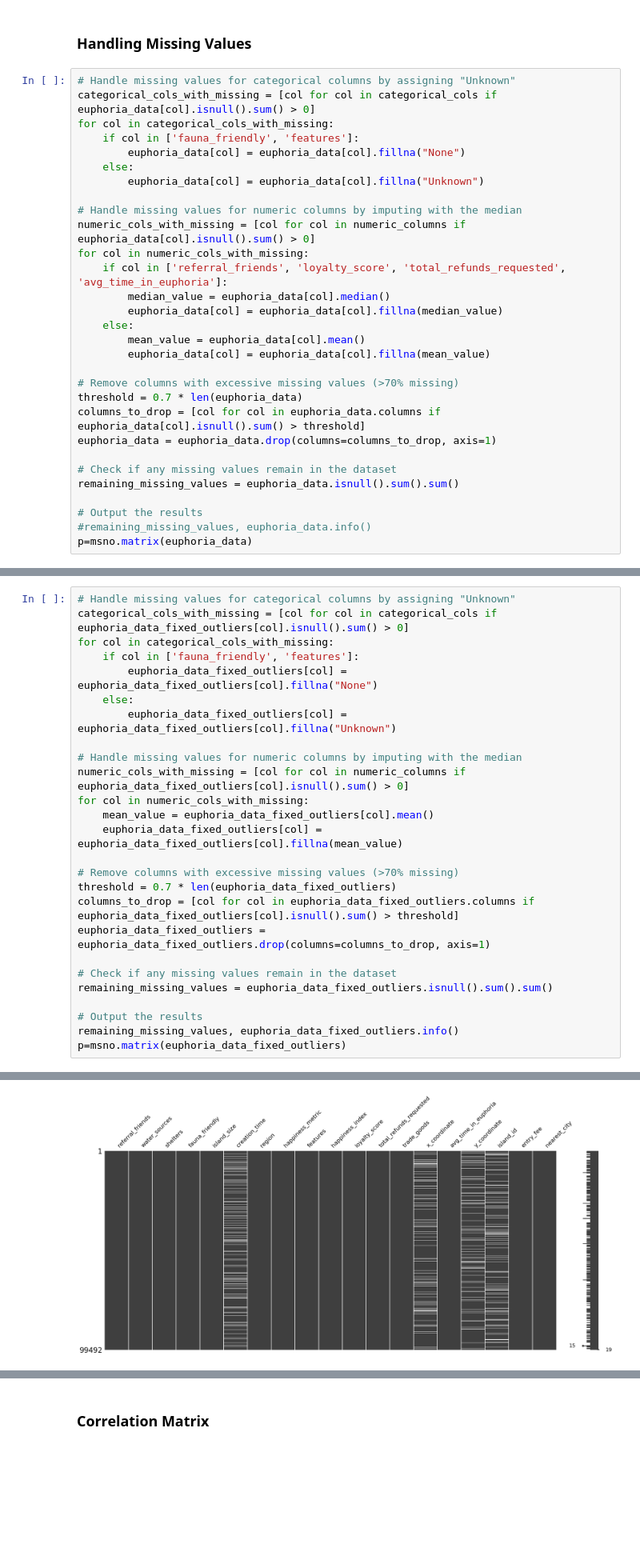
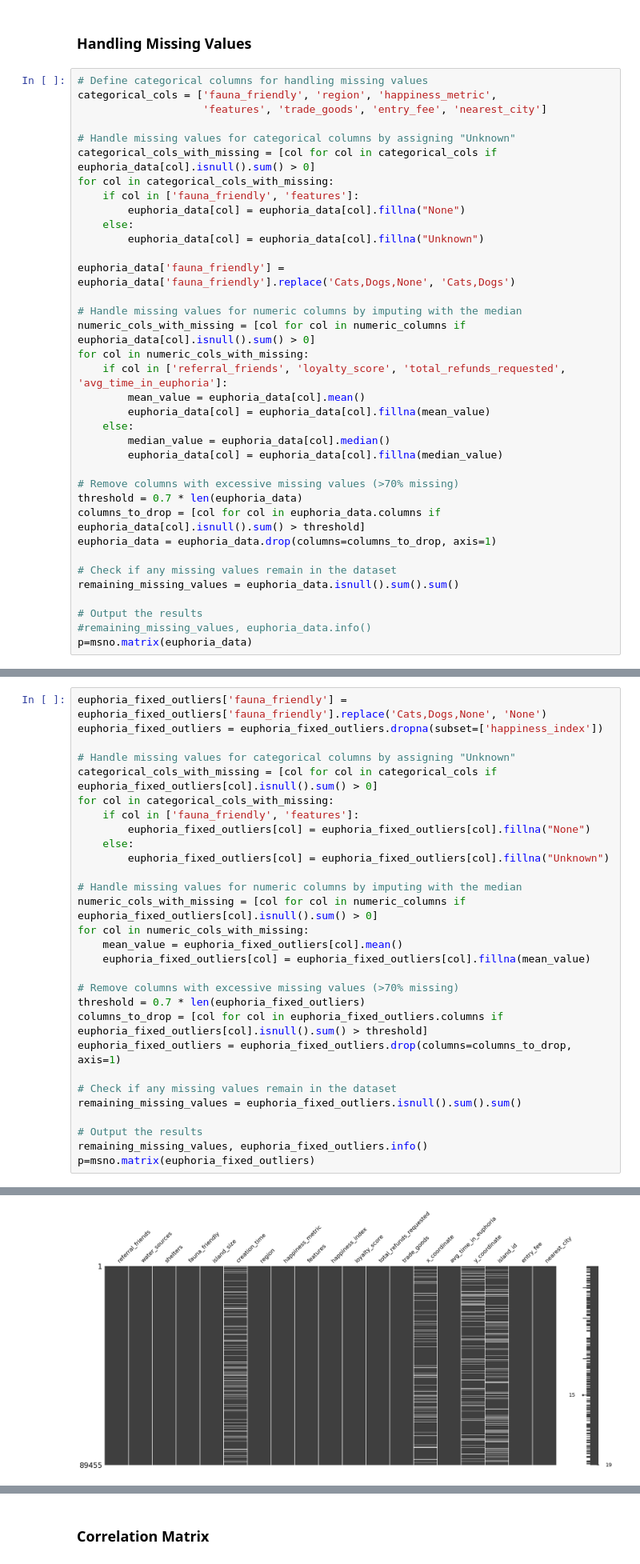
Before and after one commit to Matteo115/Euphoria-299661, a Jupyter notebook: new_main.ipynb, the cells around one changed output, grey strips where cells are left out. Shown at 80% size. Cells and saved outputs as stored; diff of their text form; blank space fills up the shorter version.

```diff
--- a/new_main.ipynb
+++ b/new_main.ipynb
@@ -245,6 +334,10 @@ plt.show()
 # %% [markdown]
 ### Handling Missing Values
 # %%
+# Define categorical columns for handling missing values
+categorical_cols = ['fauna_friendly', 'region', 'happiness_metric',
+                    'features', 'trade_goods', 'entry_fee', 'nearest_city']
+
 # Handle missing values for categorical columns by assigning "Unknown"
 categorical_cols_with_missing = [col for col in categorical_cols if euphoria_data[col].isnull().sum() > 0]
 for col in categorical_cols_with_missing:
@@ -253,15 +346,17 @@ for col in categorical_cols_with_missing:
     else:
         euphoria_data[col] = euphoria_data[col].fillna("Unknown")
 
+euphoria_data['fauna_friendly'] = euphoria_data['fauna_friendly'].replace('Cats,Dogs,None', 'Cats,Dogs')
+
 # Handle missing values for numeric columns by imputing with the median
 numeric_cols_with_missing = [col for col in numeric_columns if euphoria_data[col].isnull().sum() > 0]
 for col in numeric_cols_with_missing:
     if col in ['referral_friends', 'loyalty_score', 'total_refunds_requested', 'avg_time_in_euphoria']:
+        mean_value = euphoria_data[col].mean()
+        euphoria_data[col] = euphoria_data[col].fillna(mean_value)
+    else:
         median_value = euphoria_data[col].median()
         euphoria_data[col] = euphoria_data[col].fillna(median_value)
-    else:
-        mean_value = euphoria_data[col].mean()
-        euphoria_data[col] = euphoria_data[col].fillna(mean_value)
 
 # Remove columns with excessive missing values (>70% missing)
 threshold = 0.7 * len(euphoria_data)
@@ -277,30 +372,33 @@ p=msno.matrix(euphoria_data)
 # %% [output]
 [figure]
 # %%
+euphoria_fixed_outliers['fauna_friendly'] = euphoria_fixed_outliers['fauna_friendly'].replace('Cats,Dogs,None', 'None')
+euphoria_fixed_outliers = euphoria_fixed_outliers.dropna(subset=['happiness_index'])
+
 # Handle missing values for categorical columns by assigning "Unknown"
-categorical_cols_with_missing = [col for col in categorical_cols if euphoria_data_fixed_outliers[col].isnull().sum() > 0]
+categorical_cols_with_missing = [col for col in categorical_cols if euphoria_fixed_outliers[col].isnull().sum() > 0]
 for col in categorical_cols_with_missing:
     if col in ['fauna_friendly', 'features']:
-        euphoria_data_fixed_outliers[col] = euphoria_data_fixed_outliers[col].fillna("None")
+        euphoria_fixed_outliers[col] = euphoria_fixed_outliers[col].fillna("None")
     else:
-        euphoria_data_fixed_outliers[col] = euphoria_data_fixed_outliers[col].fillna("Unknown")
+        euphoria_fixed_outliers[col] = euphoria_fixed_outliers[col].fillna("Unknown")
 
 # Handle missing values for numeric columns by imputing with the median
-numeric_cols_with_missing = [col for col in numeric_columns if euphoria_data_fixed_outliers[col].isnull().sum() > 0]
+numeric_cols_with_missing = [col for col in numeric_columns if euphoria_fixed_outliers[col].isnull().sum() > 0]
 for col in numeric_cols_with_missing:
-    mean_value = euphoria_data_fixed_outliers[col].mean()
-    euphoria_data_fixed_outliers[col] = euphoria_data_fixed_outliers[col].fillna(mean_value)
+    mean_value = euphoria_fixed_outliers[col].mean()
+    euphoria_fixed_outliers[col] = euphoria_fixed_outliers[col].fillna(mean_value)
 
 # Remove columns with excessive missing values (>70% missing)
-threshold = 0.7 * len(euphoria_data_fixed_outliers)
-columns_to_drop = [col for col in euphoria_data_fixed_outliers.columns if euphoria_data_fixed_outliers[col].isnull().sum() > threshold]
-euphoria_data_fixed_outliers = euphoria_data_fixed_outliers.drop(columns=columns_to_drop, axis=1)
+threshold = 0.7 * len(euphoria_fixed_outliers)
+columns_to_drop = [col for col in euphoria_fixed_outliers.columns if euphoria_fixed_outliers[col].isnull().sum() > threshold]
+euphoria_fixed_outliers = euphoria_fixed_outliers.drop(columns=columns_to_drop, axis=1)
 
 # Check if any missing values remain in the dataset
-remaining_missing_values = euphoria_data_fixed_outliers.isnull().sum().sum()
+remaining_missing_values = euphoria_fixed_outliers.isnull().sum().sum()
 
 # Output the results
-remaining_missing_values, euphoria_data_fixed_outliers.info()
-p=msno.matrix(euphoria_data_fixed_outliers)
+remaining_missing_values, euphoria_fixed_outliers.info()
+p=msno.matrix(euphoria_fixed_outliers)
 # %% [output]
 <class 'pandas.core.frame.DataFrame'>
@@ -323 +421 @@ memory usage: 14.4+ MB
-[figure, old version]
+[figure, new version]
```
Also changed, not shown: parts of 51 cells of this notebook, 6 other files.
